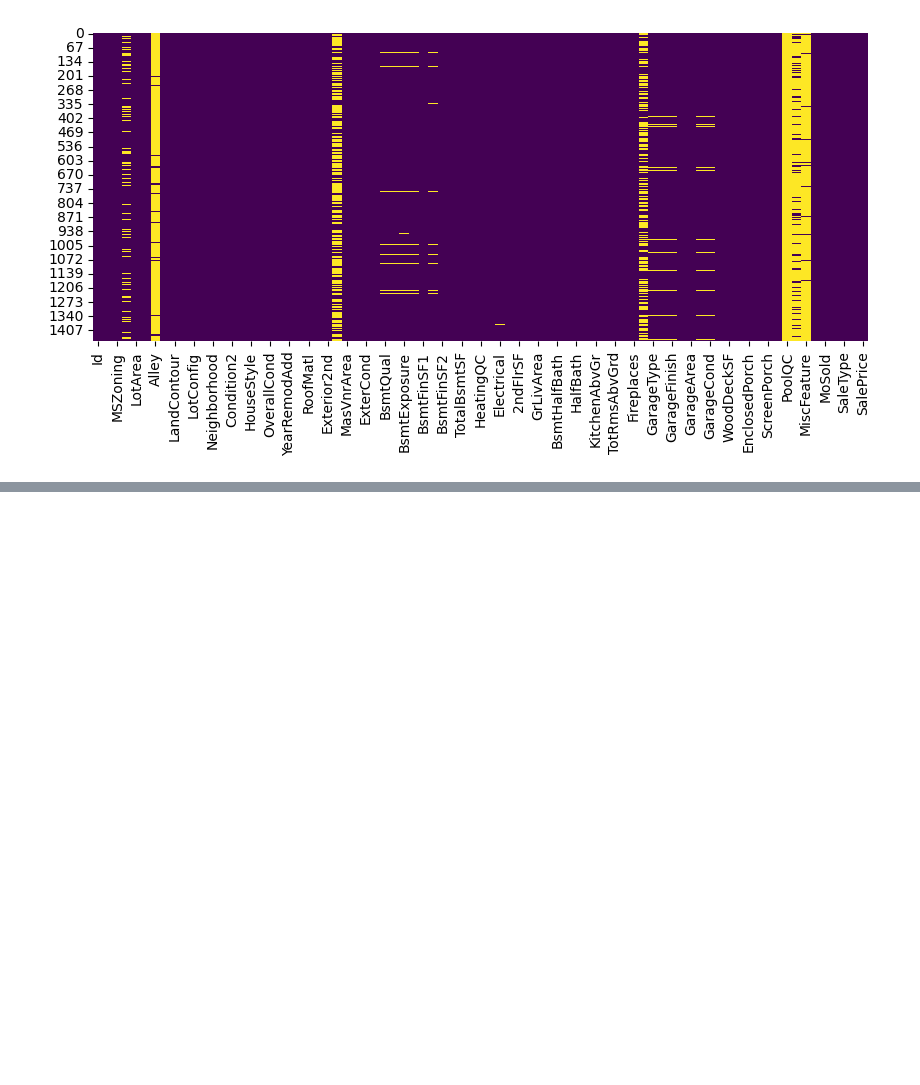
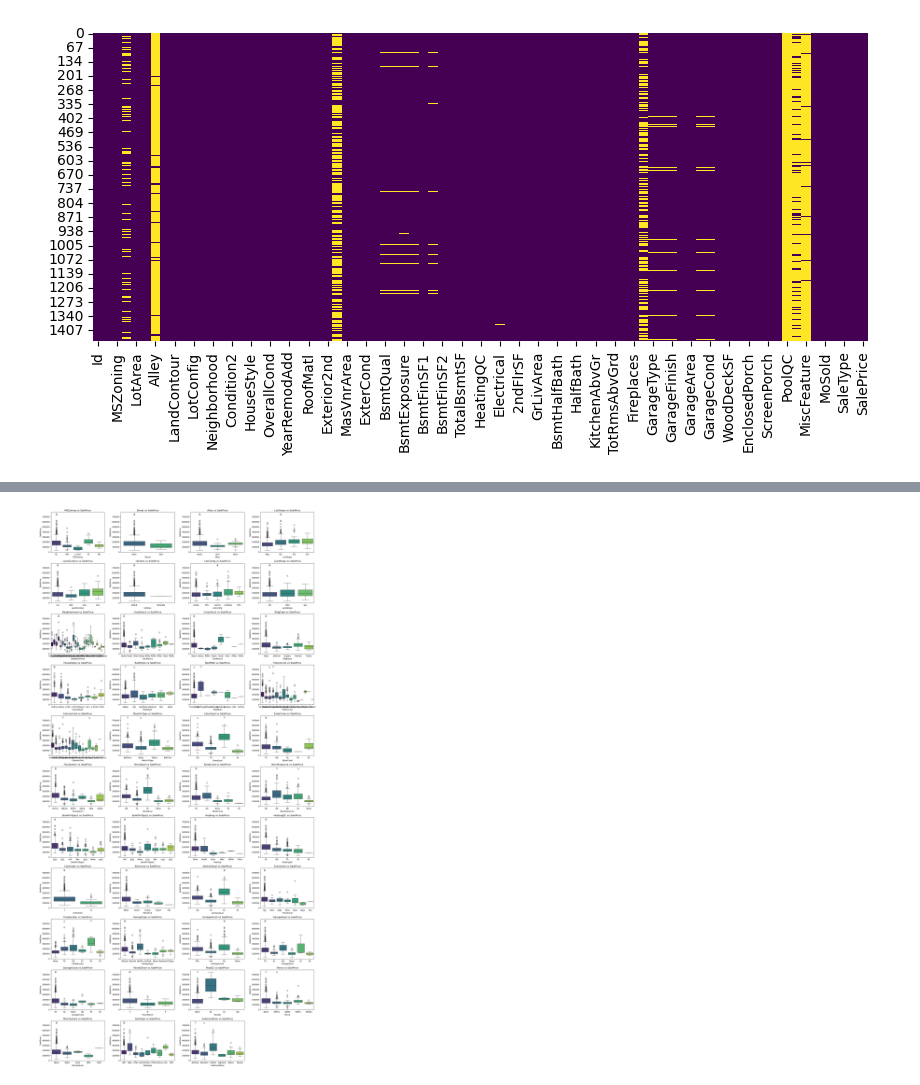
Before and after one commit to hasnain1669/dsa_python_6month_course, a Jupyter notebook: house_price_prediction/house_prices.ipynb, the cells around one changed output, grey strips where cells are left out. Cells and saved outputs as stored; diff of their text form; code cells hidden in the pictures; blank space fills up the shorter version.

```diff
--- a/house_price_prediction/house_prices.ipynb
+++ b/house_price_prediction/house_prices.ipynb
@@ -286,0 +339,12 @@ df_test[numeric_columns] = numeric_imputer.transform(df_test[numeric_columns])
+# %%
+# Let's check the object columns distribution with the target variable through boxplot
+cat_col = df_train.select_dtypes(include=['object'])
+plt.figure(figsize=(20, 40))
+for i, col in enumerate(cat_col.columns):
+    plt.subplot(11, 4, i+1)
+    sns.boxplot(data=df_train, x=col, y='SalePrice', palette='viridis')
+    plt.title(f'{col} vs SalePrice')
+plt.tight_layout()
+plt.show()
+# %% [output]
+[figure, added]
```
Also changed, not shown: parts of 59 cells of this notebook, 1 other file.
